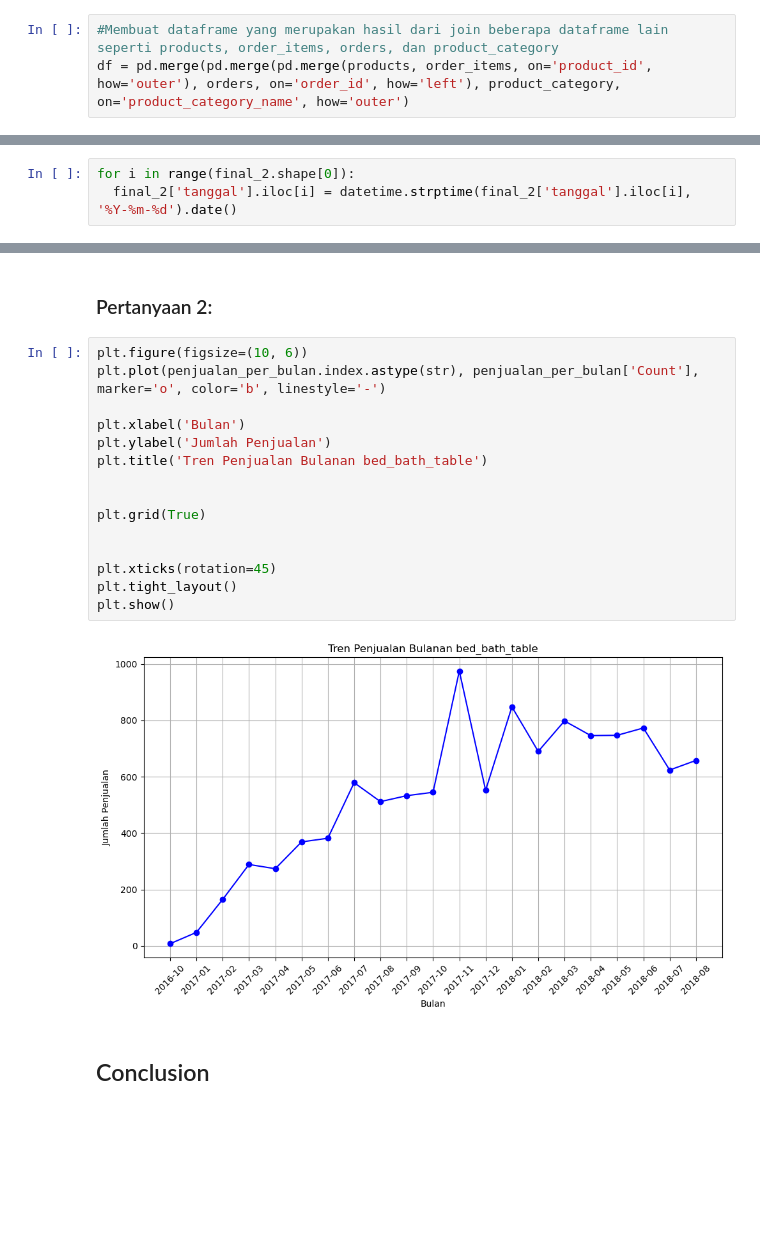
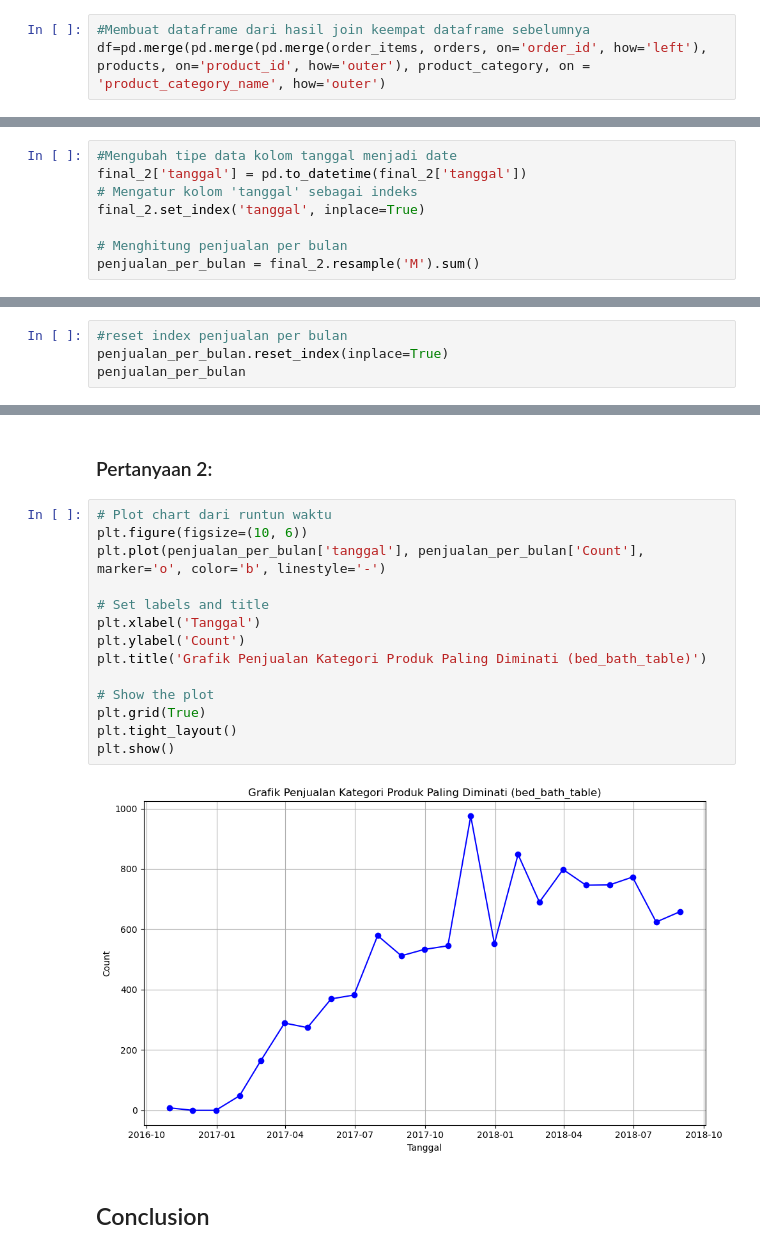
Before and after one commit to syakhrul-afandi/ecommerce, a Jupyter notebook: ecommerce.ipynb, the cells around one changed output, grey strips where cells are left out. Drawn from its saved outputs; the diff is of its cells as text; blank space fills up the shorter version.

```diff
--- a/ecommerce.ipynb
+++ b/ecommerce.ipynb
@@ -134,5 +204,5 @@ dtype: int64
 # %% [markdown]
 ### Explore ...
 # %%
-#Membuat dataframe yang merupakan hasil dari join beberapa dataframe lain seperti products, order_items, orders, dan product_category
-df = pd.merge(pd.merge(pd.merge(products, order_items, on='product_id', how='outer'), orders, on='order_id', how='left'), product_category, on='product_category_name', how='outer')
+#Membuat dataframe dari hasil join keempat dataframe sebelumnya
+df=pd.merge(pd.merge(pd.merge(order_items, orders, on='order_id', how='left'), products, on='product_id', how='outer'), product_category, on = 'product_category_name', how='outer')
@@ -211,6 +290,3 @@ final_2
 | 2491 | bed_bath_table | 2018-08-27 | 7 |
 | 2492 | bed_bath_table | 2018-08-28 | 5 |
 598 rows × 3 columns
-# %%
-for i in range(final_2.shape[0]):
-  final_2['tanggal'].iloc[i] = datetime.strptime(final_2['tanggal'].iloc[i], '%Y-%m-%d').date()
@@ -251,0 +293,8 @@ penjualan_per_bulan
+# %%
+#Mengubah tipe data kolom tanggal menjadi date
+final_2['tanggal'] = pd.to_datetime(final_2['tanggal'])
+# Mengatur kolom 'tanggal' sebagai indeks
+final_2.set_index('tanggal', inplace=True)
+
+# Menghitung penjualan per bulan
+penjualan_per_bulan = final_2.resample('M').sum()
@@ -251,0 +307,4 @@ penjualan_per_bulan
+# %%
+#reset index penjualan per bulan
+penjualan_per_bulan.reset_index(inplace=True)
+penjualan_per_bulan
@@ -274,22 +372,21 @@ Text(0.5, 1.0, 'Jumlah Produk per Kategori')
 # %% [markdown]
 ### Pertanyaan 2:
 # %%
+# Plot chart dari runtun waktu
 plt.figure(figsize=(10, 6))
-plt.plot(penjualan_per_bulan.index.astype(str), penjualan_per_bulan['Count'], marker='o', color='b', linestyle='-')
+plt.plot(penjualan_per_bulan['tanggal'], penjualan_per_bulan['Count'], marker='o', color='b', linestyle='-')
 
-plt.xlabel('Bulan')
-plt.ylabel('Jumlah Penjualan')
-plt.title('Tren Penjualan Bulanan bed_bath_table')
+# Set labels and title
+plt.xlabel('Tanggal')
+plt.ylabel('Count')
+plt.title('Grafik Penjualan Kategori Produk Paling Diminati (bed_bath_table)')
 
-
+# Show the plot
 plt.grid(True)
-
-
-plt.xticks(rotation=45)
 plt.tight_layout()
 plt.show()
 # %% [output]
-[figure, old version]
+[figure, new version]
 # %% [markdown]
 ## Conclusion
 # %% [markdown]
```
Also changed, not shown: parts of 57 cells of this notebook.
